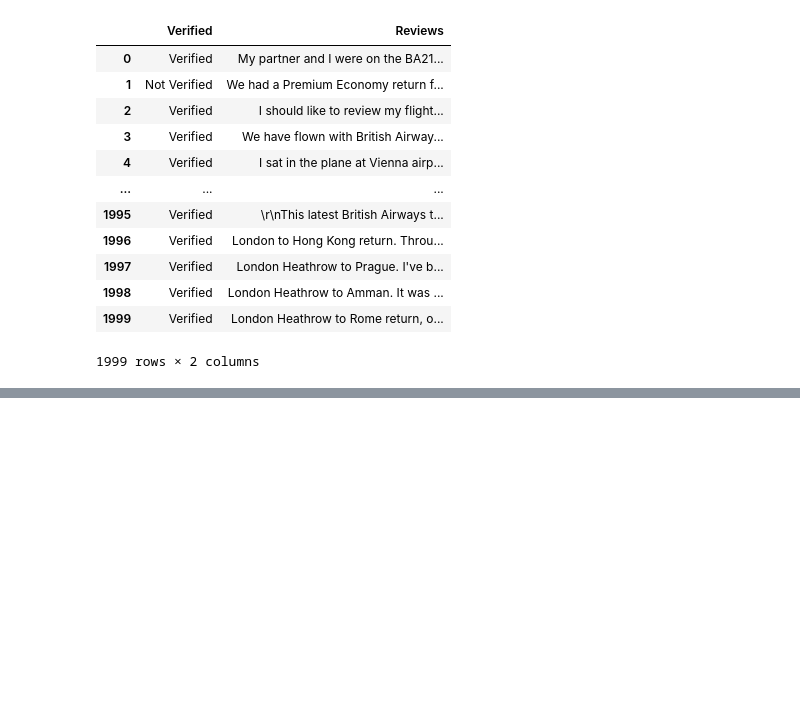
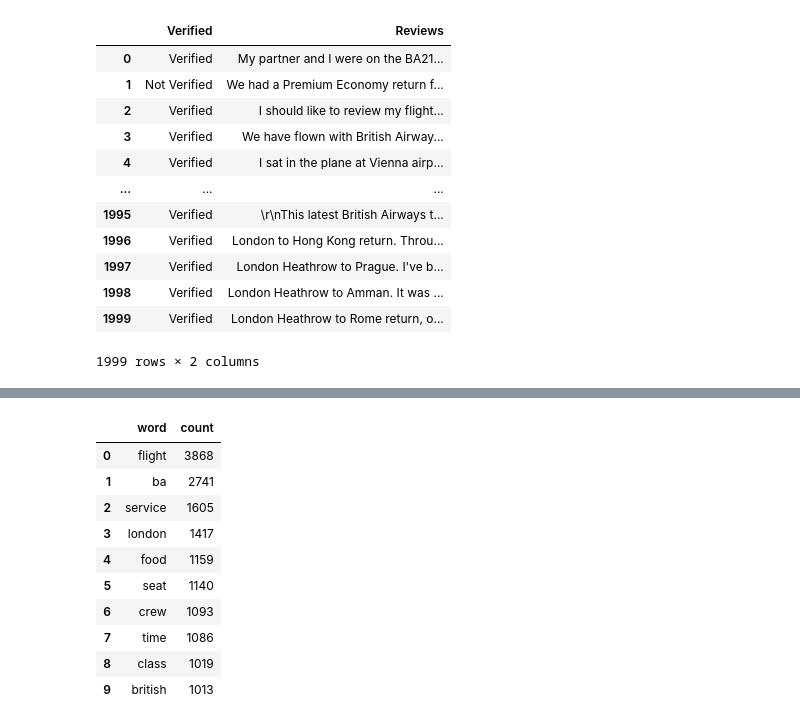
Before and after one commit to L-z-r-s/NLP, a Jupyter notebook: British_Airways.ipynb, the cells around one changed output, grey strips where cells are left out. Saved outputs shown, nothing was run; the diff lists cells and outputs as text; code cells hidden in the pictures; blank space fills up the shorter version.

```diff
--- a/British_Airways.ipynb
+++ b/British_Airways.ipynb
@@ -323,0 +369,18 @@ Final_data
+# %%
+word_freq = [(word, sum_words[0, i]) for word, i in cv.vocabulary_.items()]
+word_freq = sorted(word_freq, key=lambda x:x[1], reverse=True)
+
+frequency = pd.DataFrame(word_freq, columns=['word', 'count'])
+frequency.head(10)
+# %% [output]
+|  | word | count |
+| 0 | flight | 3868 |
+| 1 | ba | 2741 |
+| 2 | service | 1605 |
+| 3 | london | 1417 |
+| 4 | food | 1159 |
+| 5 | seat | 1140 |
+| 6 | crew | 1093 |
+| 7 | time | 1086 |
+| 8 | class | 1019 |
+| 9 | british | 1013 |
```
Also changed, not shown: parts of 4 cells of this notebook.
